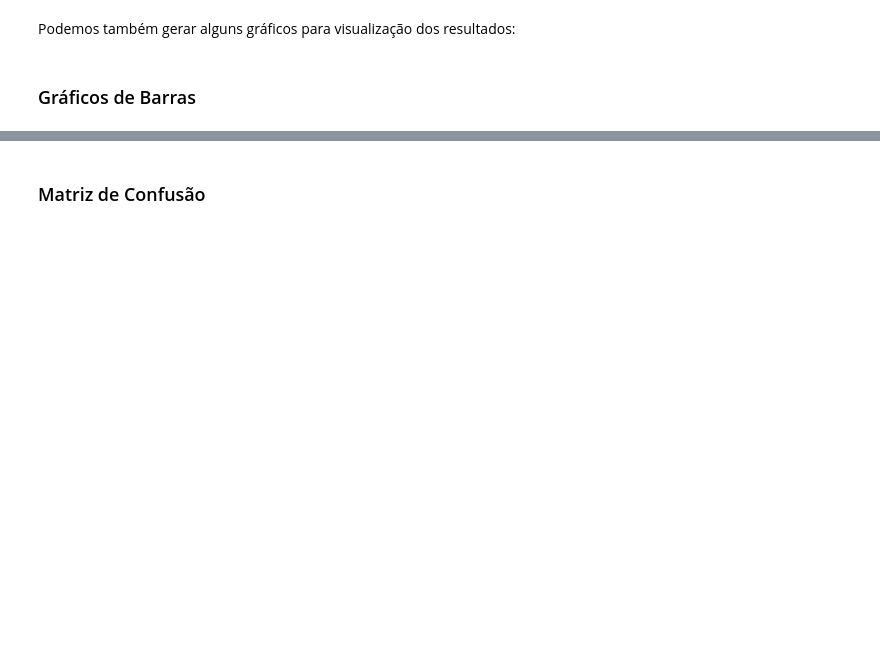
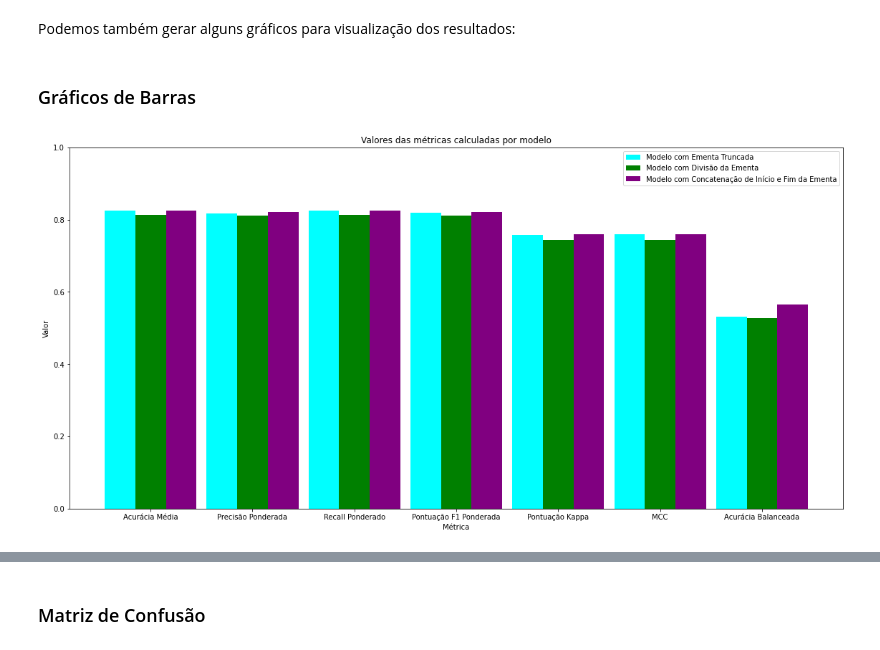
Before and after one commit to yurickyh/JudgementClassifier, a Jupyter notebook: model/Metrics.ipynb, the cells around one changed output, grey strips where cells are left out. Cells and saved outputs as stored; diff of their text form; code cells hidden in the pictures; blank space fills up the shorter version.

```diff
--- a/model/Metrics.ipynb
+++ b/model/Metrics.ipynb
@@ -346,6 +380,34 @@ Processual_Civil       0.79      0.46      0.58        48
 Podemos também gerar alguns gráficos para visualização dos resultados:
 # %% [markdown]
 ### Gráficos de Barras
+# %%
+fig = plt.figure(figsize=(15,7))
+ax = fig.add_axes([0,0,1,1])
+models = ['Modelo com Ementa Truncada', 'Modelo com Divisão da Ementa', 'Modelo com Concatenação de Início e Fim da Ementa']
+x = ['Acurácia Média', 'Precisão Ponderada', 'Recall Ponderada', 'Pontuação F1 Ponderada', 'Acurácia Balanceada', 'Pontuação Kappa', 'MCC']
+y1 = [truncated_metrics['Average Accuracy'], truncated_metrics['Weighted Precision'], truncated_metrics['Weighted Recall'], truncated_metrics['Weighted F1 Score'], truncated_metrics['Cohen Kappa Score'], truncated_metrics['Matthews Correlation Coefficient'], truncated_metrics['Balanced Accuracy']]
+y2 = [word_batches_metrics['Average Accuracy'], word_batches_metrics['Weighted Precision'], word_batches_metrics['Weighted Recall'], word_batches_metrics['Weighted F1 Score'], word_batches_metrics['Cohen Kappa Score'], word_batches_metrics['Matthews Correlation Coefficient'], word_batches_metrics['Balanced Accuracy']]
+y3 = [front_back_metrics['Average Accuracy'], front_back_metrics['Weighted Precision'], front_back_metrics['Weighted Recall'], front_back_metrics['Weighted F1 Score'], front_back_metrics['Cohen Kappa Score'], front_back_metrics['Matthews Correlation Coefficient'], front_back_metrics['Balanced Accuracy']]
+X = np.arange(7)
+ax.bar(X, y1, width=0.3, color='cyan')
+ax.bar(X + 0.3, y2, width=0.3, color='green')
+ax.bar(X + 0.6, y3, width=0.3, color='purple')
+ax.set_title('Valores das métricas calculadas por modelo')
+ax.set_ylim(top=1)
+ax.set_xticks([.3, 1.3, 2.3, 3.3, 4.3, 5.3, 6.3])
+ax.set_xticklabels(['Acurácia Média', 'Precisão Ponderada', 'Recall Ponderado', 'Pontuação F1 Ponderada', 'Pontuação Kappa', 'MCC', 'Acurácia Balanceada'])
+ax.legend(models)
+plt.xlabel('Métrica')
+plt.ylabel('Valor')
+# plt.text(-.05, 0.5, "{:.3%}".format(accuracies[0]), fontweight='bold')
+# plt.text(.24, 0.5, "{:.3%}".format(f1s[0]), fontweight='bold')
+# plt.text(.95, 0.5, "{:.3%}".format(accuracies[1]), fontweight='bold')
+# plt.text(1.23, 0.5, "{:.3%}".format(f1s[1]), fontweight='bold')
+# plt.text(1.95, 0.5, "{:.3%}".format(accuracies[2]), fontweight='bold')
+# plt.text(2.25, 0.5, "{:.3%}".format(f1s[2]), fontweight='bold')
+plt.show()
+# %% [output]
+[figure, added]
 # %%
 # Acurácia e precisão ponderada
 fig = plt.figure(figsize=(15,7))
```
Also changed, not shown: parts of 18 cells of this notebook.
